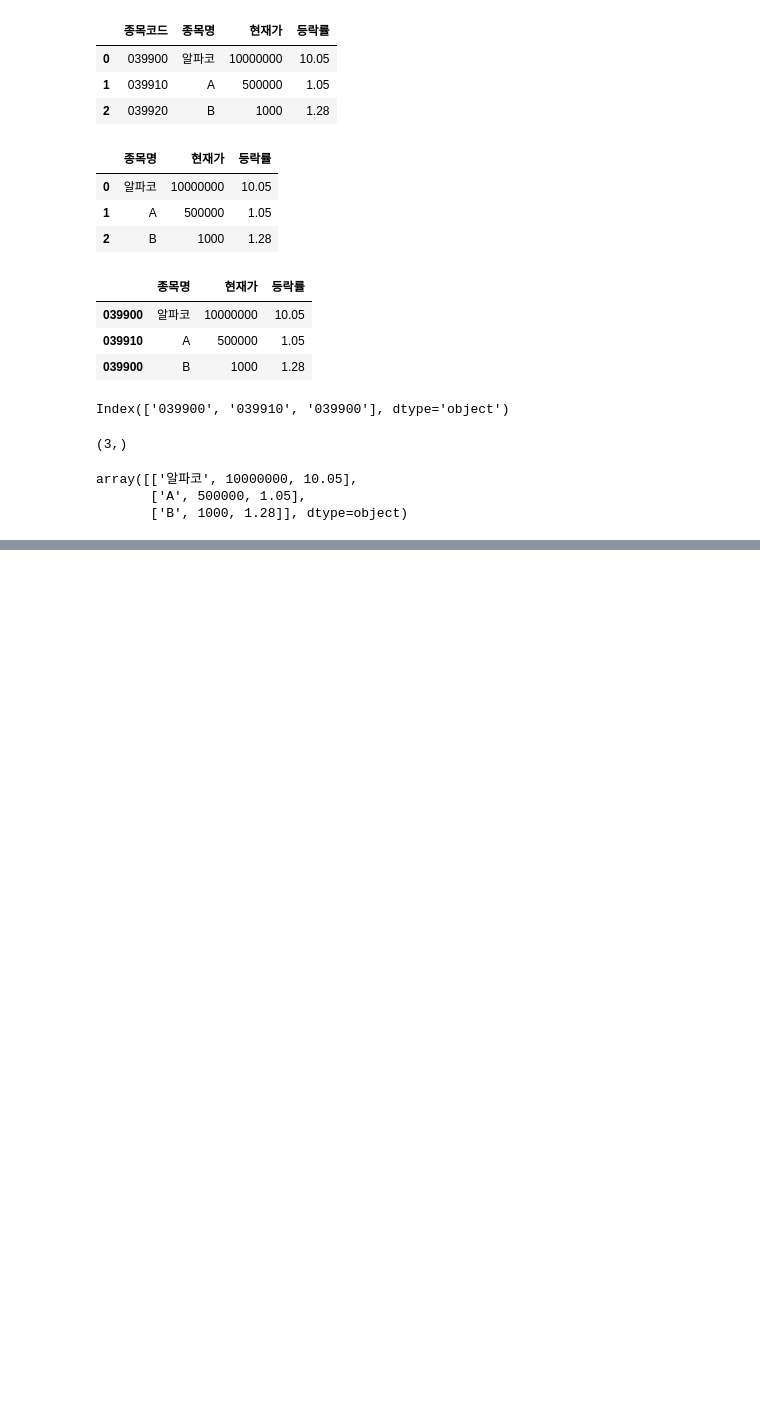
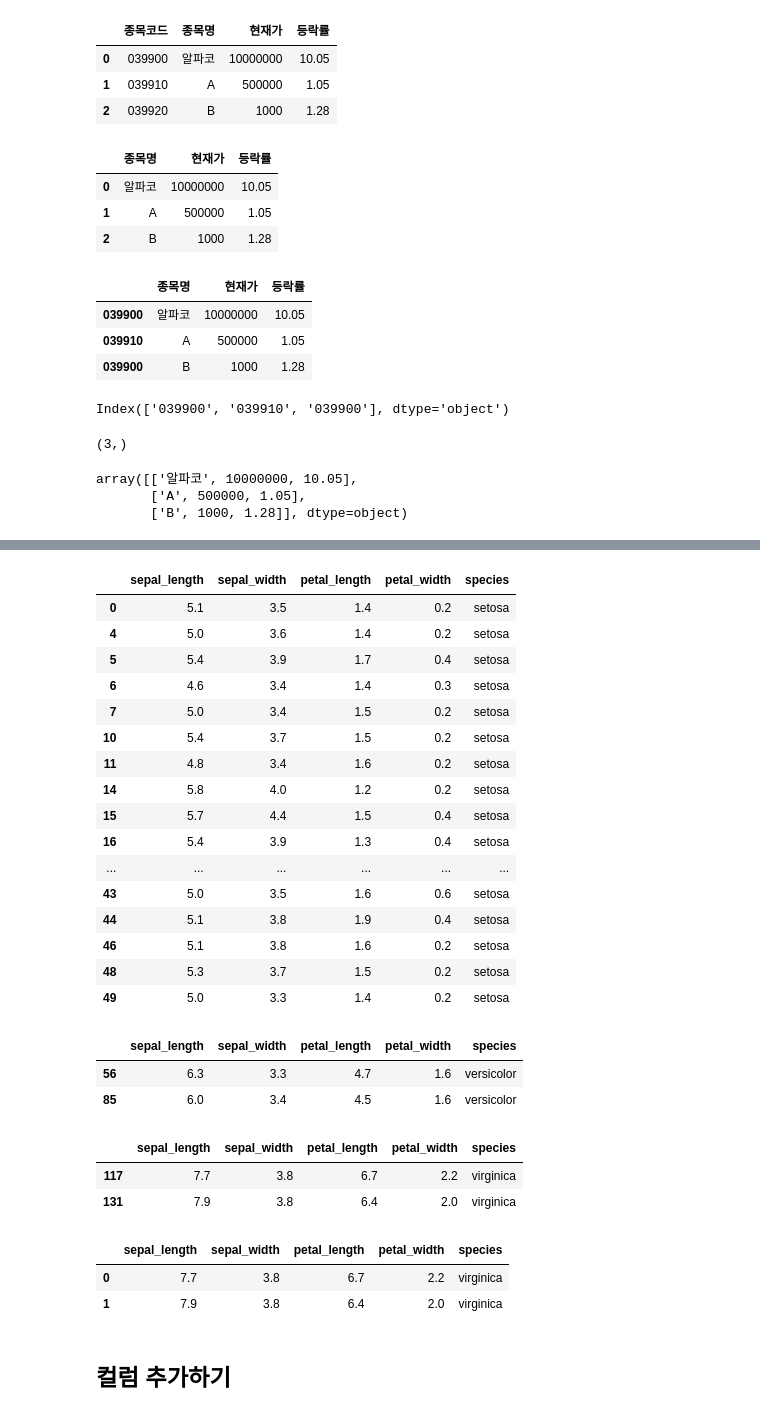
Before and after one commit to dsleslie/Archiving, a Jupyter notebook: IMDGB/step02_ds_basic/240930_dataframe_lecture.ipynb, the cells around one changed output, grey strips where cells are left out. Drawn from its saved outputs; the diff is of its cells as text; code cells hidden in the pictures; blank space fills up the shorter version.

```diff
--- a/IMDGB/step02_ds_basic/240930_dataframe_lecture.ipynb
+++ b/IMDGB/step02_ds_basic/240930_dataframe_lecture.ipynb
@@ -245,0 +534,26 @@ array([['알파코', 10000000, 10.05],
+# %%
+iris.loc[(iris['species'] == 'setosa') & (iris['sepal_width']>3.2), :]
+# %% [output]
+|  | sepal_length | sepal_width | petal_length | petal_width | species |
+| 0 | 5.1 | 3.5 | 1.4 | 0.2 | setosa |
+| 4 | 5.0 | 3.6 | 1.4 | 0.2 | setosa |
+| 5 | 5.4 | 3.9 | 1.7 | 0.4 | setosa |
+| 6 | 4.6 | 3.4 | 1.4 | 0.3 | setosa |
+| 7 | 5.0 | 3.4 | 1.5 | 0.2 | setosa |
+| 10 | 5.4 | 3.7 | 1.5 | 0.2 | setosa |
+| 11 | 4.8 | 3.4 | 1.6 | 0.2 | setosa |
+| 14 | 5.8 | 4.0 | 1.2 | 0.2 | setosa |
+| 15 | 5.7 | 4.4 | 1.5 | 0.4 | setosa |
+| 16 | 5.4 | 3.9 | 1.3 | 0.4 | setosa |
+| ... | ... | ... | ... | ... | ... |
+| 43 | 5.0 | 3.5 | 1.6 | 0.6 | setosa |
+| 44 | 5.1 | 3.8 | 1.9 | 0.4 | setosa |
+| 46 | 5.1 | 3.8 | 1.6 | 0.2 | setosa |
+| 48 | 5.3 | 3.7 | 1.5 | 0.2 | setosa |
+| 49 | 5.0 | 3.3 | 1.4 | 0.2 | setosa |
+# %%
+iris.loc[(iris['species'] == 'versicolor') & (iris['sepal_width']>3.2), :]
+# %% [output]
+|  | sepal_length | sepal_width | petal_length | petal_width | species |
+| 56 | 6.3 | 3.3 | 4.7 | 1.6 | versicolor |
+| 85 | 6.0 | 3.4 | 4.5 | 1.6 | versicolor |
@@ -245,0 +563,14 @@ array([['알파코', 10000000, 10.05],
+# %%
+# 다중조건 2개 초과도 가능
+
+iris.loc[(iris['species'] == 'virginica') & (iris['sepal_width']>=3.2) & (iris['petal_length']>=6.2), :]
+# %% [output]
+|  | sepal_length | sepal_width | petal_length | petal_width | species |
+| 117 | 7.7 | 3.8 | 6.7 | 2.2 | virginica |
+| 131 | 7.9 | 3.8 | 6.4 | 2.0 | virginica |
+# %%
+iris.loc[(iris['species'] == 'virginica') & (iris['sepal_width']>=3.2) & (iris['petal_length']>=6.2), :].reset_index(drop=True)
+# %% [output]
+|  | sepal_length | sepal_width | petal_length | petal_width | species |
+| 0 | 7.7 | 3.8 | 6.7 | 2.2 | virginica |
+| 1 | 7.9 | 3.8 | 6.4 | 2.0 | virginica |
@@ -245,0 +579,2 @@ array([['알파코', 10000000, 10.05],
+# %% [markdown]
+## 컬럼 추가하기
```
Also changed, not shown: parts of 76 cells of this notebook, 8 other files.
